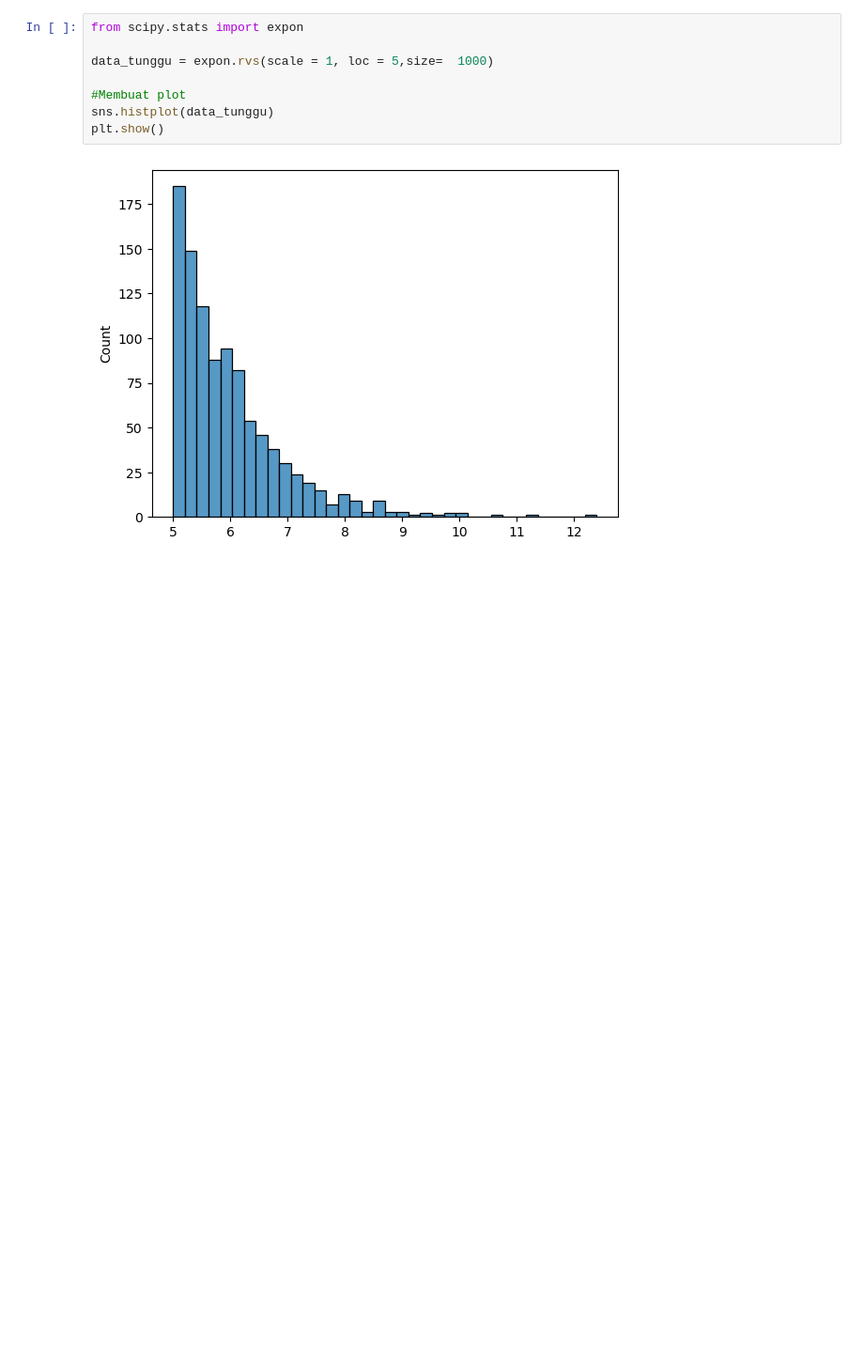
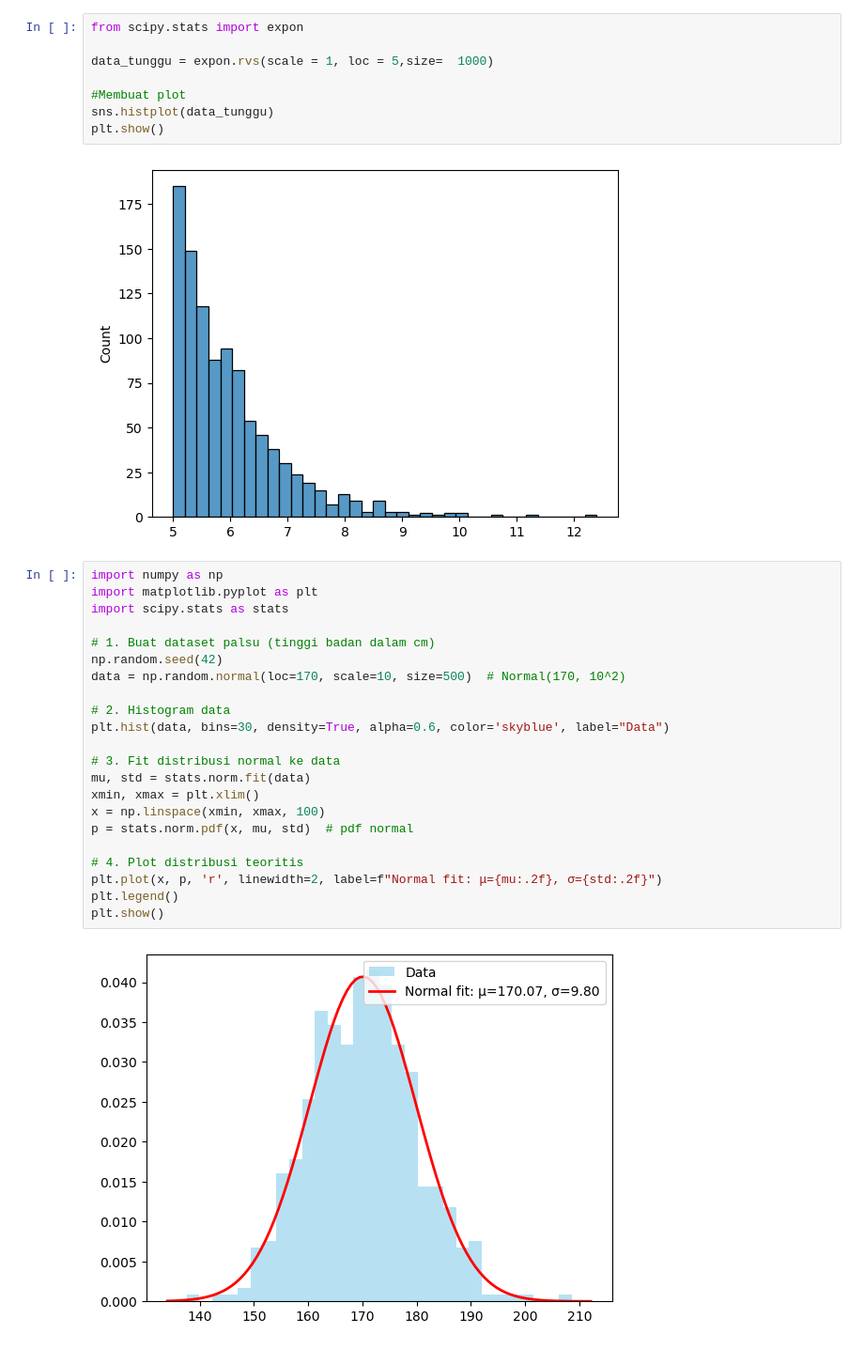
Before and after one commit to TurmaeUrsorum/Data_Science, a Jupyter notebook: 6. Probability and Distribution/probabi_distribusi.ipynb, the cells around one changed output. Shown: that part at 94% size. Drawn from its saved outputs; the diff is of its cells as text; blank space fills up the shorter version.

```diff
--- a/6. Probability and Distribution/probabi_distribusi.ipynb
+++ b/6. Probability and Distribution/probabi_distribusi.ipynb
@@ -137,3 +259,27 @@ sns.histplot(data_tunggu)
 plt.show()
 # %% [output]
 [figure]
+# %%
+import numpy as np
+import matplotlib.pyplot as plt
+import scipy.stats as stats
+
+# 1. Buat dataset palsu (tinggi badan dalam cm)
+np.random.seed(42)
+data = np.random.normal(loc=170, scale=10, size=500)  # Normal(170, 10^2)
+
+# 2. Histogram data
+plt.hist(data, bins=30, density=True, alpha=0.6, color='skyblue', label="Data")
+
+# 3. Fit distribusi normal ke data
+mu, std = stats.norm.fit(data)
+xmin, xmax = plt.xlim()
+x = np.linspace(xmin, xmax, 100)
+p = stats.norm.pdf(x, mu, std)  # pdf normal
+
+# 4. Plot distribusi teoritis
+plt.plot(x, p, 'r', linewidth=2, label=f"Normal fit: μ={mu:.2f}, σ={std:.2f}")
+plt.legend()
+plt.show()
+# %% [output]
+[figure, added]
```
Also changed, not shown: parts of 3 cells of this notebook.
